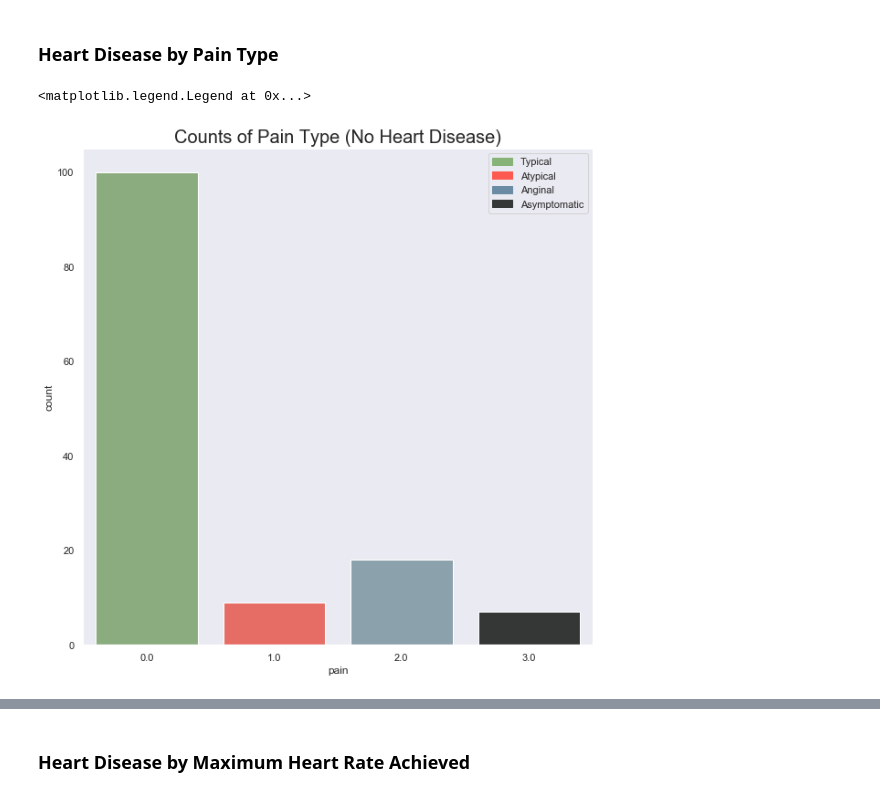
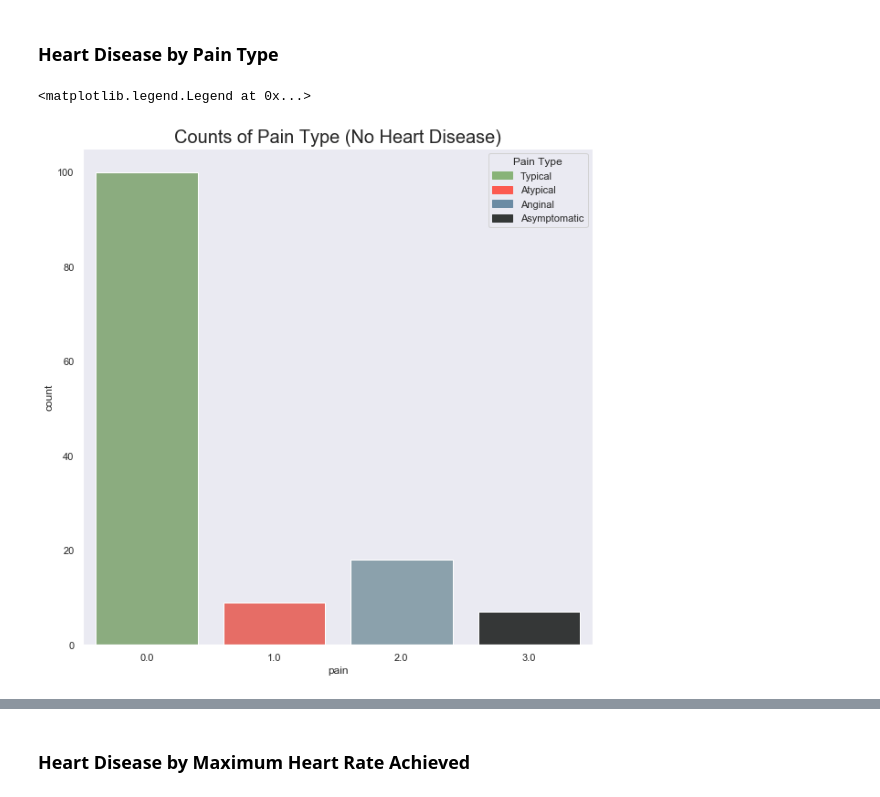
Before and after one commit to ljsauer/LaunchCode, a Jupyter notebook: Final Project - EDA/Heart_Disease_EDA.ipynb, the cells around one changed output, grey strips where cells are left out. Cells and saved outputs as stored; diff of their text form; code cells hidden in the pictures.

```diff
--- a/Final Project - EDA/Heart_Disease_EDA.ipynb
+++ b/Final Project - EDA/Heart_Disease_EDA.ipynb
@@ -212,19 +213,19 @@ hd_pain = data.pain.where(hd)
 # %%
 # Visualize pain type for those with no heart disease
 a = sns.countplot(no_hd_pain, palette=custom)
 
 plt.rcParams['figure.figsize'] = (10, 10)
 plt.title('Counts of Pain Type (No Heart Disease)', size=20)
 
 # Create legend for pain types
 zero = pt.Patch(color = '#88b378', label='Typical')
 one = pt.Patch(color = '#fc5a50', label='Atypical')
 two = pt.Patch(color = '#6b8ba4', label='Anginal')
 three = pt.Patch(color = '#343837', label='Asymptomatic')
-plt.legend(handles = [zero, one, two, three])
+plt.legend(handles = [zero, one, two, three], title='Pain Type')
 # %% [output]
 <matplotlib.legend.Legend at 0x...>
-[figure, old version]
+[figure, new version]
 # %%
 # Visualize pain type by those with heart disease
 sns.countplot(hd_pain, palette=custom)
```
Also changed, not shown: parts of 2 cells of this notebook.
